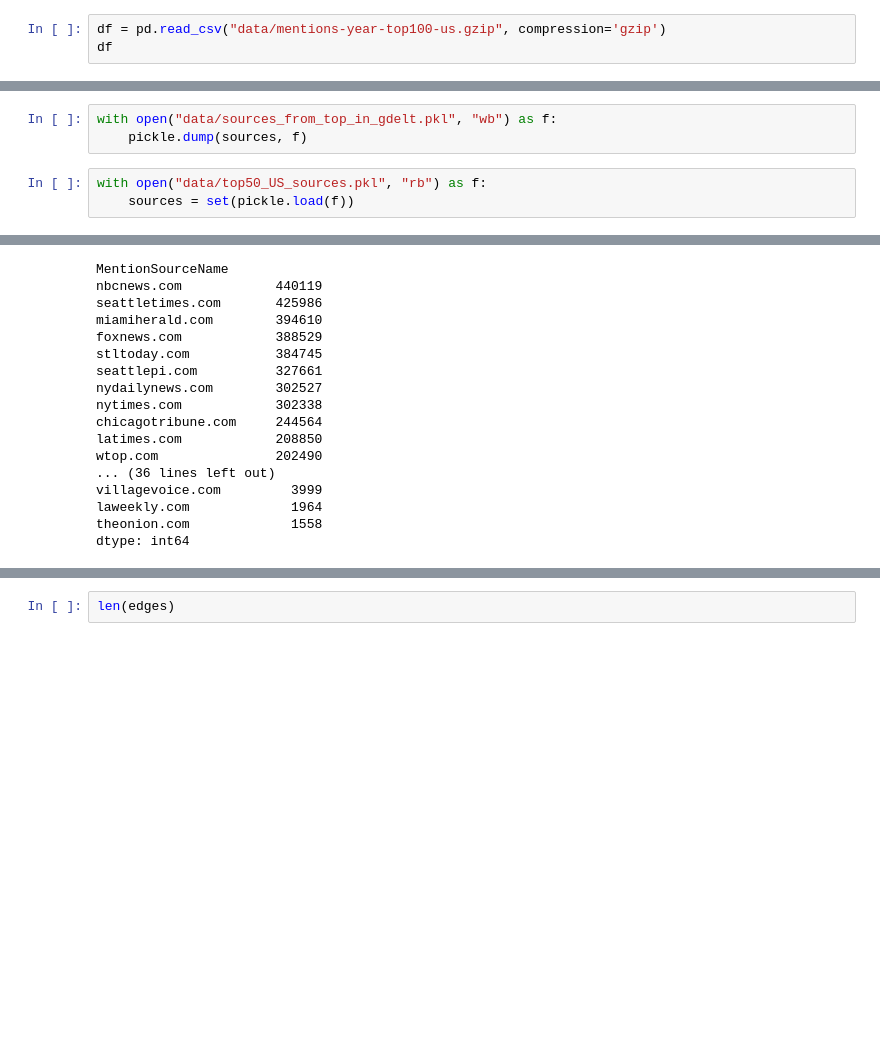
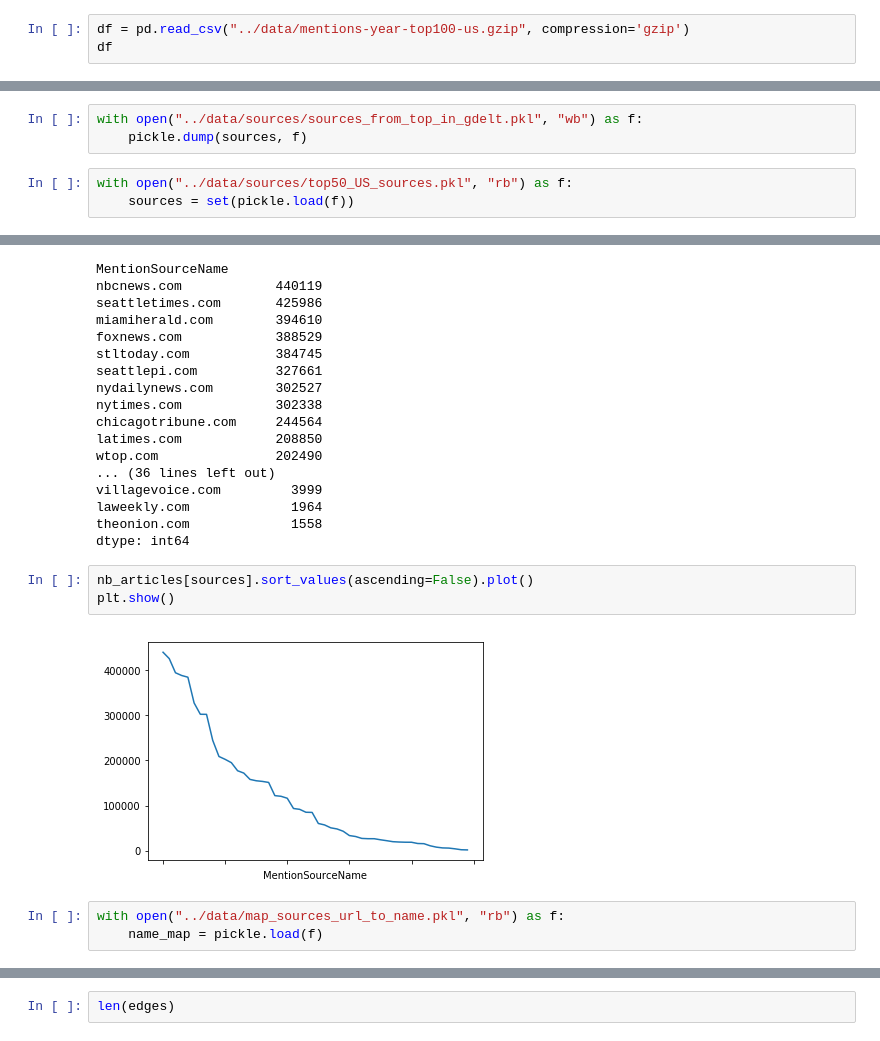
Before and after one commit to padesplaces/dataviz-project, a Jupyter notebook: data_analysis/us_sources.ipynb, the cells around one changed output, grey strips where cells are left out. Drawn from its saved outputs; the diff is of its cells as text; blank space fills up the shorter version.

```diff
--- a/data_analysis/us_sources.ipynb
+++ b/data_analysis/us_sources.ipynb
@@ -8,7 +8,7 @@ import pickle
 from requests import get
 from bs4 import BeautifulSoup
 # %%
-df = pd.read_csv("data/mentions-year-top100-us.gzip", compression='gzip')
+df = pd.read_csv("../data/mentions-year-top100-us.gzip", compression='gzip')
 df
 # %% [output]
 |  | GLOBALEVENTID | MentionSourceName |
@@ -71,10 +71,10 @@ Length: 83, dtype: int64
 # %%
 sources = set(df.MentionSourceName)
 # %%
-with open("data/sources_from_top_in_gdelt.pkl", "wb") as f:
+with open("../data/sources/sources_from_top_in_gdelt.pkl", "wb") as f:
     pickle.dump(sources, f)
 # %%
-with open("data/top50_US_sources.pkl", "rb") as f:
+with open("../data/sources/top50_US_sources.pkl", "rb") as f:
     sources = set(pickle.load(f))
 # %%
 nb_articles[sources].sort_values(ascending=False)
@@ -96,3 +96,11 @@ villagevoice.com         3999
 laweekly.com             1964
 theonion.com             1558
 dtype: int64
+# %%
+nb_articles[sources].sort_values(ascending=False).plot()
+plt.show()
+# %% [output]
+[figure, added]
+# %%
+with open("../data/map_sources_url_to_name.pkl", "rb") as f:
+    name_map = pickle.load(f)
```
Also changed, not shown: parts of 21 cells of this notebook, 31 other files.
